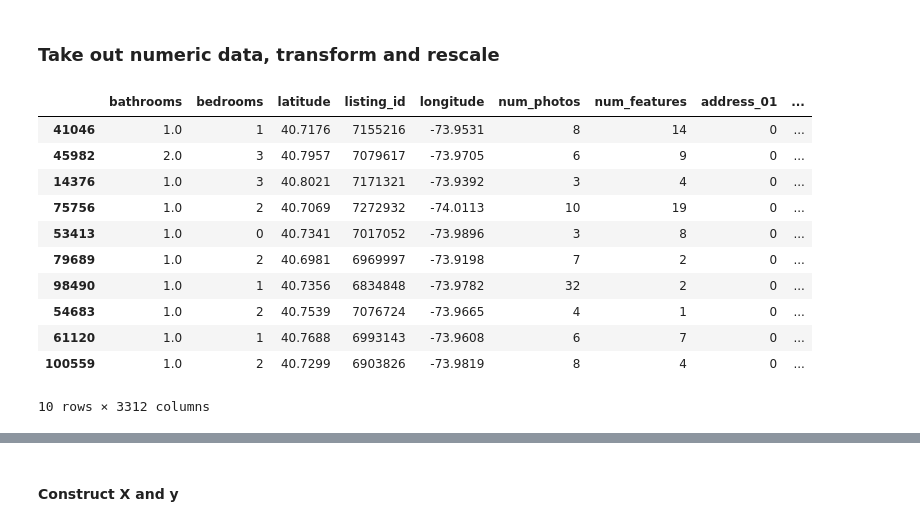
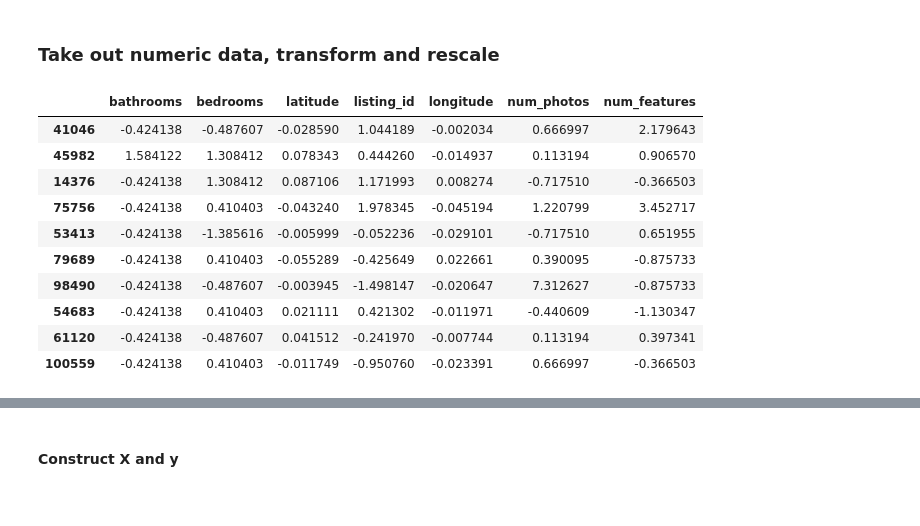
Before and after one commit to Charlespartina/DS1001-Project, a Jupyter notebook: notebook/Final Project.ipynb, the cells around one changed output, grey strips where cells are left out. Saved outputs shown, nothing was run; the diff lists cells and outputs as text; code cells hidden in the pictures.

```diff
--- a/notebook/Final Project.ipynb
+++ b/notebook/Final Project.ipynb
@@ -205,27 +207,28 @@ X_train_merge.head()
 # %%
 def select_numeric_rescale(data):
     numerics = ['int16', 'int32', 'int64', 'float16', 'float32', 'float64']
+    scaled = ['bathrooms','bedrooms','latitude','listing_id','longitude','num_photos','num_features']
     X_numeric = data.select_dtypes(include=numerics)
+    # return X_numeric
+    # Standardize
+    scaler = StandardScaler()
+    scaler.fit(X_numeric[scaled].values)
+    X_numeric.ix[:,scaled] = scaler.transform(X_numeric[scaled])
+    X_numeric = pd.DataFrame(data=X_numeric, columns=X_numeric.columns, index = X_numeric.index)
     return X_numeric
-    # Rescale
-    scaler = StandardScaler()
-    scaler.fit(X_numeric.values)
-    X_numeric = pd.DataFrame(data=scaler.transform(X_numeric), columns=X_numeric.columns, index = X_numeric.index)
-    return X_numeric
 # %%
-X_train_numeric = select_numeric_rescale(X_train_merge)
-X_test_numeric = select_numeric_rescale(X_test_merge)
-X_train_numeric.head(10)
+X_train_numeric = select_numeric_rescale(X_train_new)
+X_test_numeric = select_numeric_rescale(X_test_new)
+X_train_numeric.head(10) # Refined data
 # %% [output]
-|  | bathrooms | bedrooms | latitude | listing_id | longitude | num_photos | num_features | address_01 | ... |
-| 41046 | 1.0 | 1 | 40.7176 | 7155216 | -73.9531 | 8 | 14 | 0 | ... |
-| 45982 | 2.0 | 3 | 40.7957 | 7079617 | -73.9705 | 6 | 9 | 0 | ... |
-| 14376 | 1.0 | 3 | 40.8021 | 7171321 | -73.9392 | 3 | 4 | 0 | ... |
-| 75756 | 1.0 | 2 | 40.7069 | 7272932 | -74.0113 | 10 | 19 | 0 | ... |
-| 53413 | 1.0 | 0 | 40.7341 | 7017052 | -73.9896 | 3 | 8 | 0 | ... |
-| 79689 | 1.0 | 2 | 40.6981 | 6969997 | -73.9198 | 7 | 2 | 0 | ... |
-| 98490 | 1.0 | 1 | 40.7356 | 6834848 | -73.9782 | 32 | 2 | 0 | ... |
-| 54683 | 1.0 | 2 | 40.7539 | 7076724 | -73.9665 | 4 | 1 | 0 | ... |
-| 61120 | 1.0 | 1 | 40.7688 | 6993143 | -73.9608 | 6 | 7 | 0 | ... |
-| 100559 | 1.0 | 2 | 40.7299 | 6903826 | -73.9819 | 8 | 4 | 0 | ... |
+|  | bathrooms | bedrooms | latitude | listing_id | longitude | num_photos | num_features |
+| 41046 | -0.424138 | -0.487607 | -0.028590 | 1.044189 | -0.002034 | 0.666997 | 2.179643 |
+| 45982 | 1.584122 | 1.308412 | 0.078343 | 0.444260 | -0.014937 | 0.113194 | 0.906570 |
+| 14376 | -0.424138 | 1.308412 | 0.087106 | 1.171993 | 0.008274 | -0.717510 | -0.366503 |
+| 75756 | -0.424138 | 0.410403 | -0.043240 | 1.978345 | -0.045194 | 1.220799 | 3.452717 |
+| 53413 | -0.424138 | -1.385616 | -0.005999 | -0.052236 | -0.029101 | -0.717510 | 0.651955 |
+| 79689 | -0.424138 | 0.410403 | -0.055289 | -0.425649 | 0.022661 | 0.390095 | -0.875733 |
+| 98490 | -0.424138 | -0.487607 | -0.003945 | -1.498147 | -0.020647 | 7.312627 | -0.875733 |
+| 54683 | -0.424138 | 0.410403 | 0.021111 | 0.421302 | -0.011971 | -0.440609 | -1.130347 |
+| 61120 | -0.424138 | -0.487607 | 0.041512 | -0.241970 | -0.007744 | 0.113194 | 0.397341 |
+| 100559 | -0.424138 | 0.410403 | -0.011749 | -0.950760 | -0.023391 | 0.666997 | -0.366503 |
-10 rows × 3312 columns
```
Also changed, not shown: parts of 11 cells of this notebook, 4 other files.
